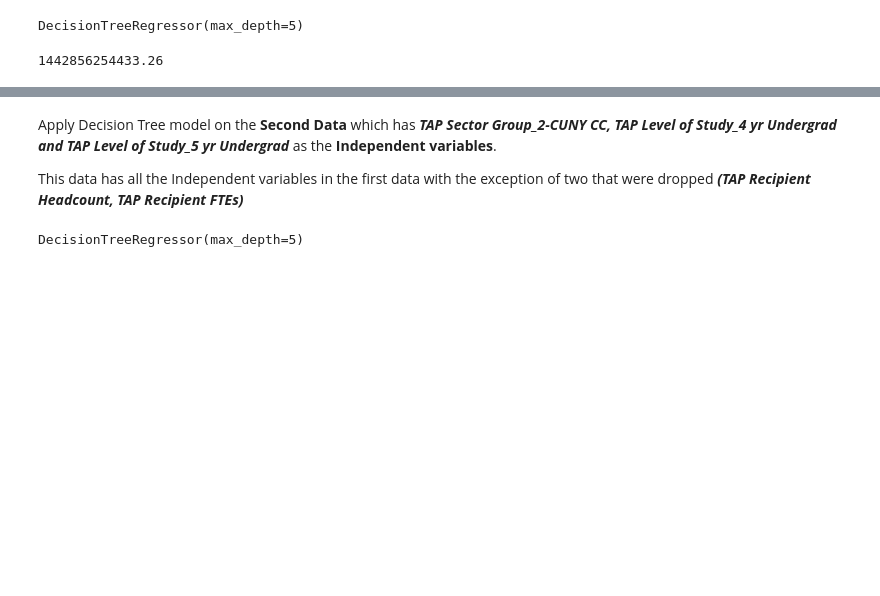
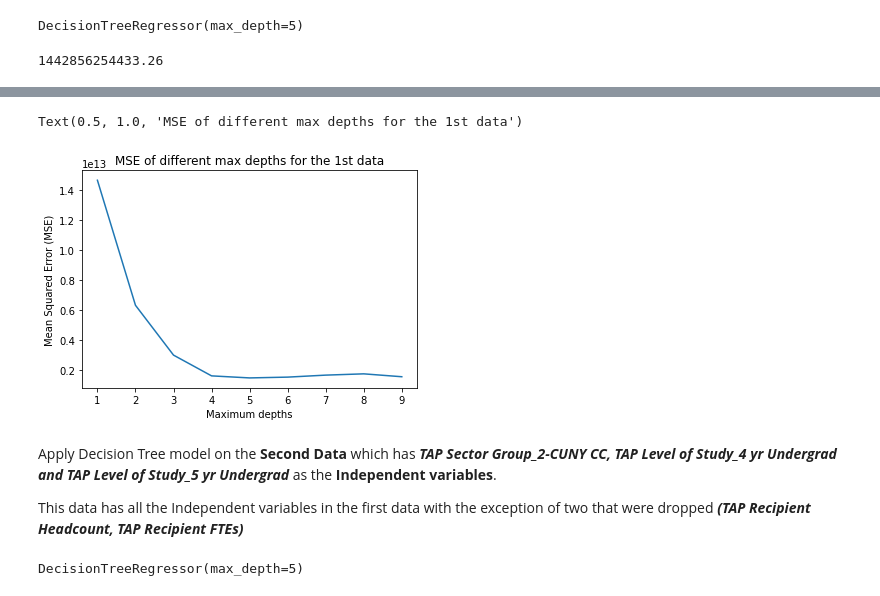
Before and after one commit to agyapongeli77/data-science-project, a Jupyter notebook: Project - MAT 328 Techniques In Data Science.ipynb, the cells around one changed output, grey strips where cells are left out. Drawn from its saved outputs; the diff is of its cells as text; code cells hidden in the pictures; blank space fills up the shorter version.

Commit message:
graphs added to visualize the mean squared errors of the 3 machine learning models used to predict this data

```diff
--- a/Project - MAT 328 Techniques In Data Science.ipynb
+++ b/Project - MAT 328 Techniques In Data Science.ipynb
@@ -329,3 +329,12 @@ y_test_preds_tree = tree_model1.predict(x_test)
 mean_squared_error(y_test_preds_tree, y_test)
 # %% [output]
 1442856254433.26
+# %%
+tree_model1_mses = []
+for i in range(1,10):
+    tree = DecisionTreeRegressor(max_depth = i)
+    tree.fit(x_train, y_train)
+    y_pred_tree = tree.predict(x_test)
+    mse = mean_squared_error(y_pred_tree, y_test)
+    tree_model1_mses.append(mse)
+    print(f"MSE for max depth {i} is { tree_model1_mses[i-1]}")
@@ -332,3 +351,11 @@ mean_squared_error(y_test_preds_tree, y_test)
+# %%
+plt.plot([1,2,3,4,5,6,7,8,9], tree_model1_mses)
+plt.xlabel("Maximum depths")
+plt.ylabel("Mean Squared Error (MSE)")
+plt.title("MSE of different max depths for the 1st data")
+# %% [output]
+Text(0.5, 1.0, 'MSE of different max depths for the 1st data')
+[figure, added]
 # %% [markdown]
 Apply Decision Tree model on the **Second Data** which has ***TAP Sector Group_2-CUNY CC, TAP Level of Study_4 yr Undergrad and TAP Level of Study_5 yr Undergrad*** as the **Independent variables**.
 
```
Also changed, not shown: parts of 9 cells of this notebook.
